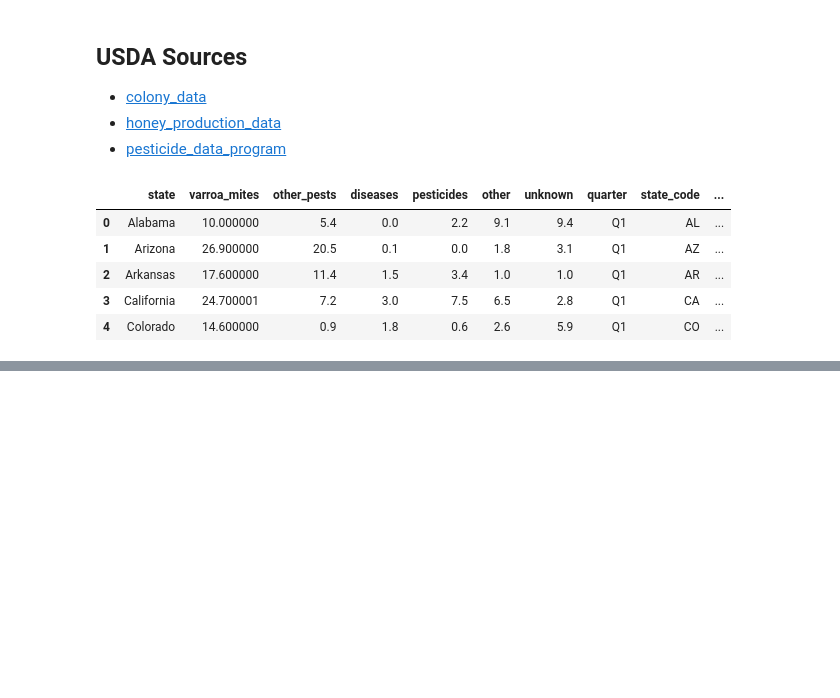
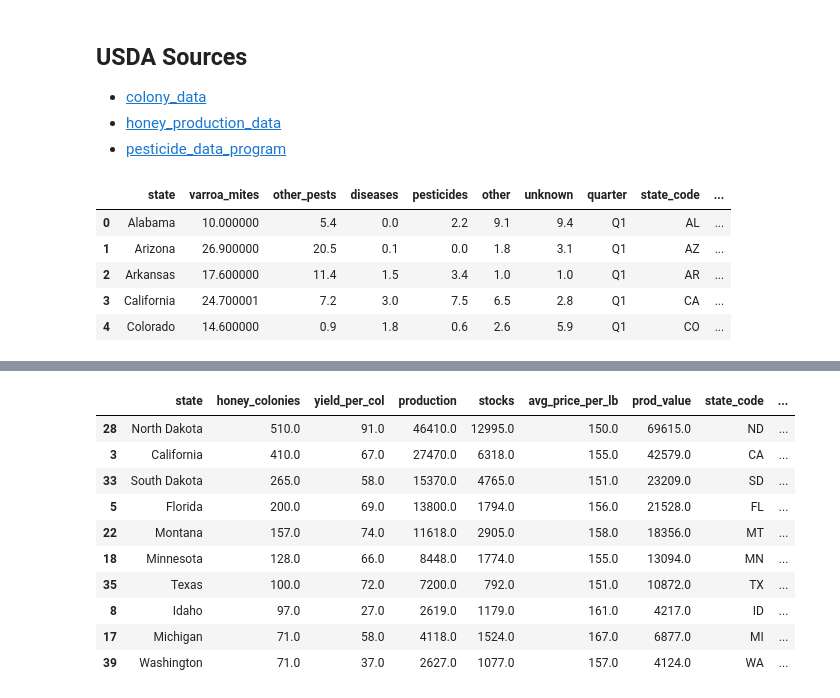
Before and after one commit to edalrami/viz-storytelling, a Jupyter notebook: clean_colony_data.ipynb, the cells around one changed output, grey strips where cells are left out. Cells and saved outputs as stored; diff of their text form; code cells hidden in the pictures; blank space fills up the shorter version.

```diff
--- a/clean_colony_data.ipynb
+++ b/clean_colony_data.ipynb
@@ -785,0 +789,14 @@ stressors = ["varroa_mites", "other_pests", "other", "pesticides", "unknown", "d
+# %%
+honey_df[honey_df.year==2010].sort_values(by='honey_colonies', ascending = False).head(10)
+# %% [output]
+|  | state | honey_colonies | yield_per_col | production | stocks | avg_price_per_lb | prod_value | state_code | ... |
+| 28 | North Dakota | 510.0 | 91.0 | 46410.0 | 12995.0 | 150.0 | 69615.0 | ND | ... |
+| 3 | California | 410.0 | 67.0 | 27470.0 | 6318.0 | 155.0 | 42579.0 | CA | ... |
+| 33 | South Dakota | 265.0 | 58.0 | 15370.0 | 4765.0 | 151.0 | 23209.0 | SD | ... |
+| 5 | Florida | 200.0 | 69.0 | 13800.0 | 1794.0 | 156.0 | 21528.0 | FL | ... |
+| 22 | Montana | 157.0 | 74.0 | 11618.0 | 2905.0 | 158.0 | 18356.0 | MT | ... |
+| 18 | Minnesota | 128.0 | 66.0 | 8448.0 | 1774.0 | 155.0 | 13094.0 | MN | ... |
+| 35 | Texas | 100.0 | 72.0 | 7200.0 | 792.0 | 151.0 | 10872.0 | TX | ... |
+| 8 | Idaho | 97.0 | 27.0 | 2619.0 | 1179.0 | 161.0 | 4217.0 | ID | ... |
+| 17 | Michigan | 71.0 | 58.0 | 4118.0 | 1524.0 | 167.0 | 6877.0 | MI | ... |
+| 39 | Washington | 71.0 | 37.0 | 2627.0 | 1077.0 | 157.0 | 4124.0 | WA | ... |
```
Also changed, not shown: parts of 13 cells of this notebook, 2 other files.
